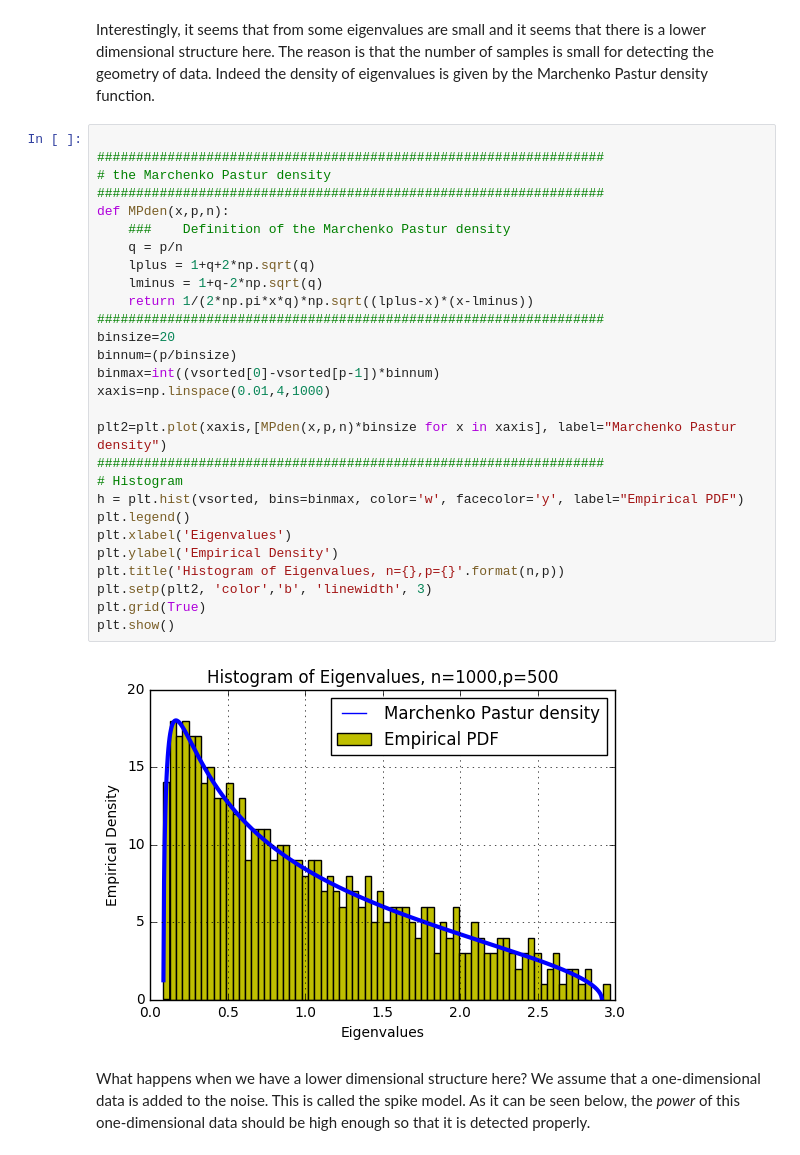
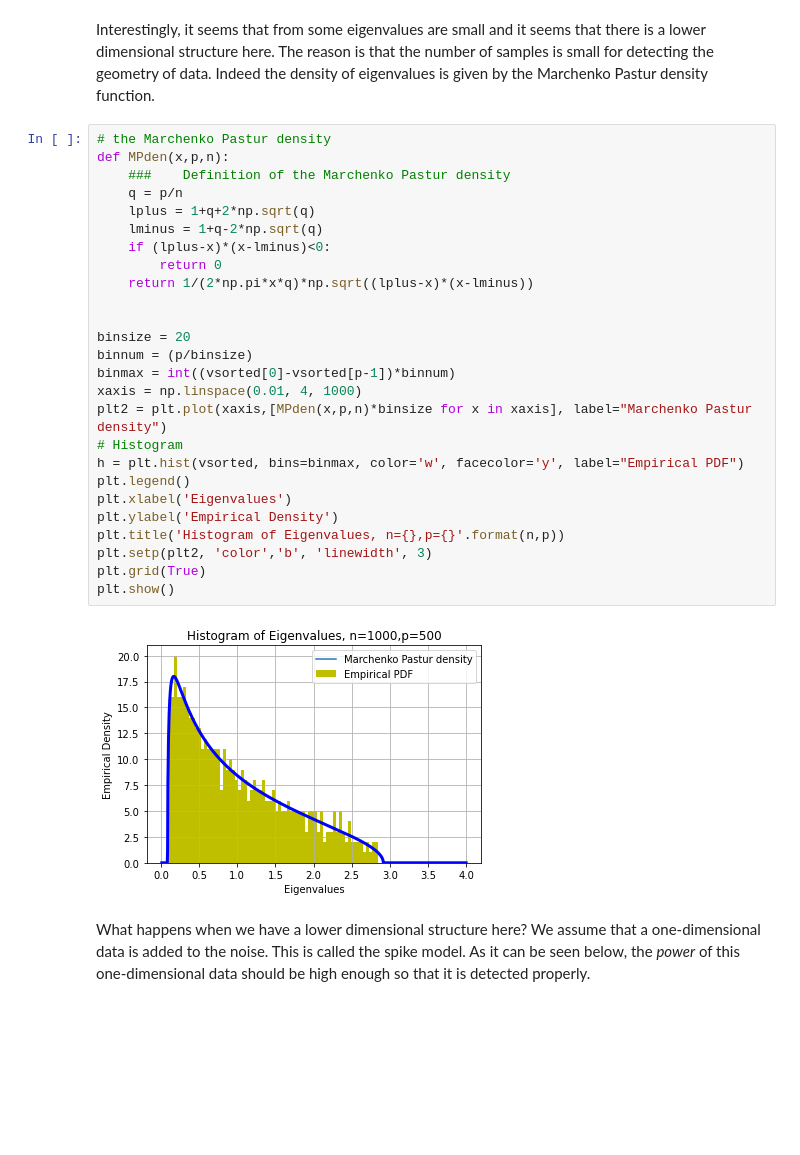
Before and after one commit to arashbehboodi/PythonFBDA, a Jupyter notebook: Exercise2.DimensionalityReduction.ipynb, the cells around one changed output. Cells and saved outputs as stored; diff of their text form; blank space fills up the shorter version.

```diff
--- a/Exercise2.DimensionalityReduction.ipynb
+++ b/Exercise2.DimensionalityReduction.ipynb
@@ -168,35 +167,33 @@ plt.title('Scree Plot of Eigenvalues, n={},p={}'.format(n,p))
 # %% [markdown]
 Interestingly, it seems that from some eigenvalues are small and it seems that there is a lower dimensional structure here. The reason is that the number of samples is small for detecting the geometry of data. Indeed the density of eigenvalues is given by the Marchenko Pastur density function.
 # %%
-
-#################################################################
 # the Marchenko Pastur density
-#################################################################
 def MPden(x,p,n):
     ###    Definition of the Marchenko Pastur density
     q = p/n
     lplus = 1+q+2*np.sqrt(q)
     lminus = 1+q-2*np.sqrt(q)
+    if (lplus-x)*(x-lminus)<0:
+        return 0
     return 1/(2*np.pi*x*q)*np.sqrt((lplus-x)*(x-lminus))
-#################################################################
-binsize=20
-binnum=(p/binsize)
-binmax=int((vsorted[0]-vsorted[p-1])*binnum)
-xaxis=np.linspace(0.01,4,1000)
 
-plt2=plt.plot(xaxis,[MPden(x,p,n)*binsize for x in xaxis], label="Marchenko Pastur density")
-#################################################################
+
+binsize = 20
+binnum = (p/binsize)
+binmax = int((vsorted[0]-vsorted[p-1])*binnum)
+xaxis = np.linspace(0.01, 4, 1000)
+plt2 = plt.plot(xaxis,[MPden(x,p,n)*binsize for x in xaxis], label="Marchenko Pastur density")
 # Histogram
 h = plt.hist(vsorted, bins=binmax, color='w', facecolor='y', label="Empirical PDF")
 plt.legend()
 plt.xlabel('Eigenvalues')
 plt.ylabel('Empirical Density')
 plt.title('Histogram of Eigenvalues, n={},p={}'.format(n,p))
 plt.setp(plt2, 'color','b', 'linewidth', 3)
 plt.grid(True)
 plt.show()
 # %% [output]
-[figure, old version]
+[figure, new version]
 # %% [markdown]
 What happens when we have a lower dimensional structure here? We assume that a one-dimensional data is added to the noise. This is called the spike model. As it can be seen below, the *power* of this one-dimensional data should be high enough so that it is detected properly.
 # %%
```
Also changed, not shown: parts of 21 cells of this notebook, 4 other files.
